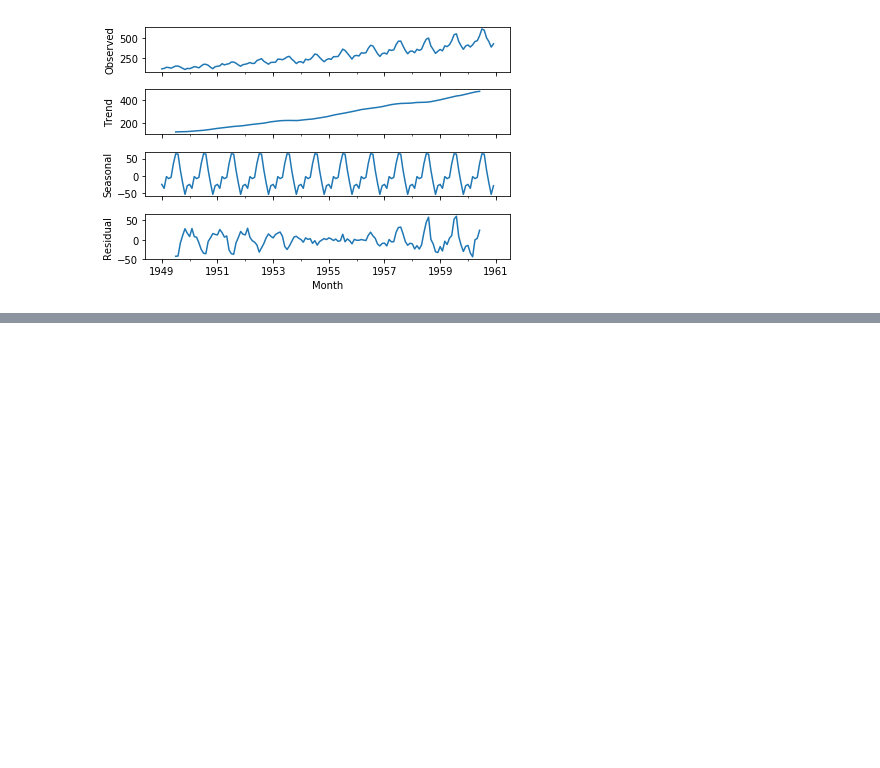
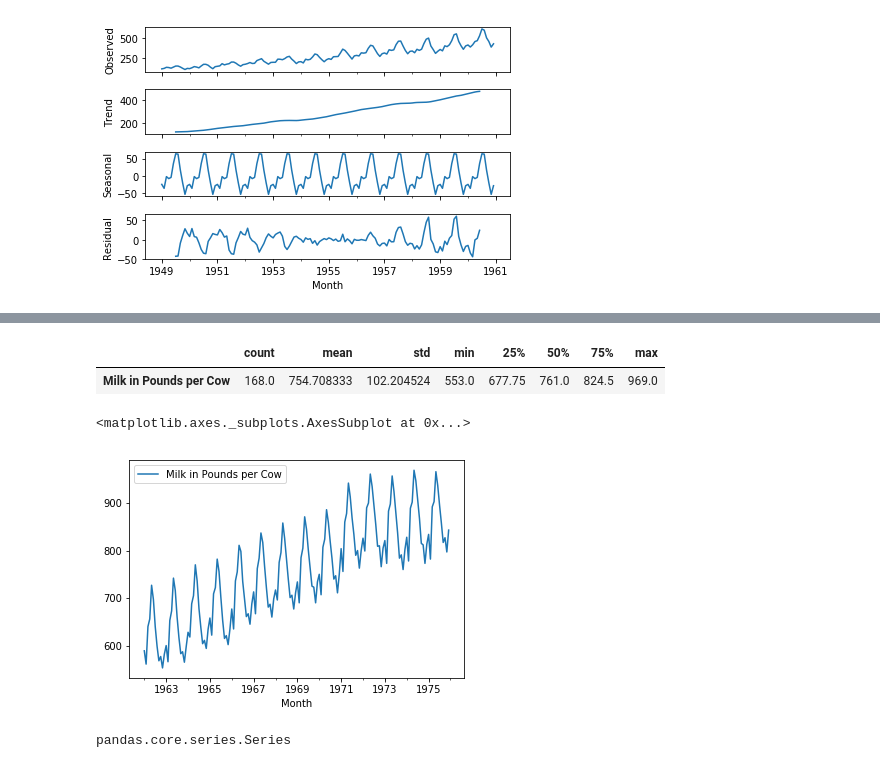
Before and after one commit to douglasbruce88/PythonForFinanceAndTrading, a Jupyter notebook: 08-Time-Series-Analysis/MyCourseNotes.ipynb, the cells around one changed output, grey strips where cells are left out. Drawn from its saved outputs; the diff is of its cells as text; code cells hidden in the pictures; blank space fills up the shorter version.

```diff
--- a/08-Time-Series-Analysis/MyCourseNotes.ipynb
+++ b/08-Time-Series-Analysis/MyCourseNotes.ipynb
@@ -148,0 +177,4 @@ result.plot()
+# %%
+df.columns = ['Month', 'Milk in Pounds per Cow']
+# %%
+df.drop(168, axis=0, inplace=True)
@@ -148,0 +192,4 @@ result.plot()
+# %%
+df['Month'] = pd.to_datetime(df['Month'])
+# %%
+df.set_index('Month', inplace=True)
@@ -148,0 +206,5 @@ result.plot()
+# %%
+df.describe().transpose()
+# %% [output]
+|  | count | mean | std | min | 25% | 50% | 75% | max |
+| Milk in Pounds per Cow | 168.0 | 754.708333 | 102.204524 | 553.0 | 677.75 | 761.0 | 824.5 | 969.0 |
@@ -148,0 +213,5 @@ result.plot()
+# %%
+df.plot()
+# %% [output]
+<matplotlib.axes._subplots.AxesSubplot at 0x...>
+[figure, added]
@@ -148,0 +220,4 @@ result.plot()
+# %%
+type(time_series)
+# %% [output]
+pandas.core.series.Series
```
Also changed, not shown: parts of 55 cells of this notebook.
